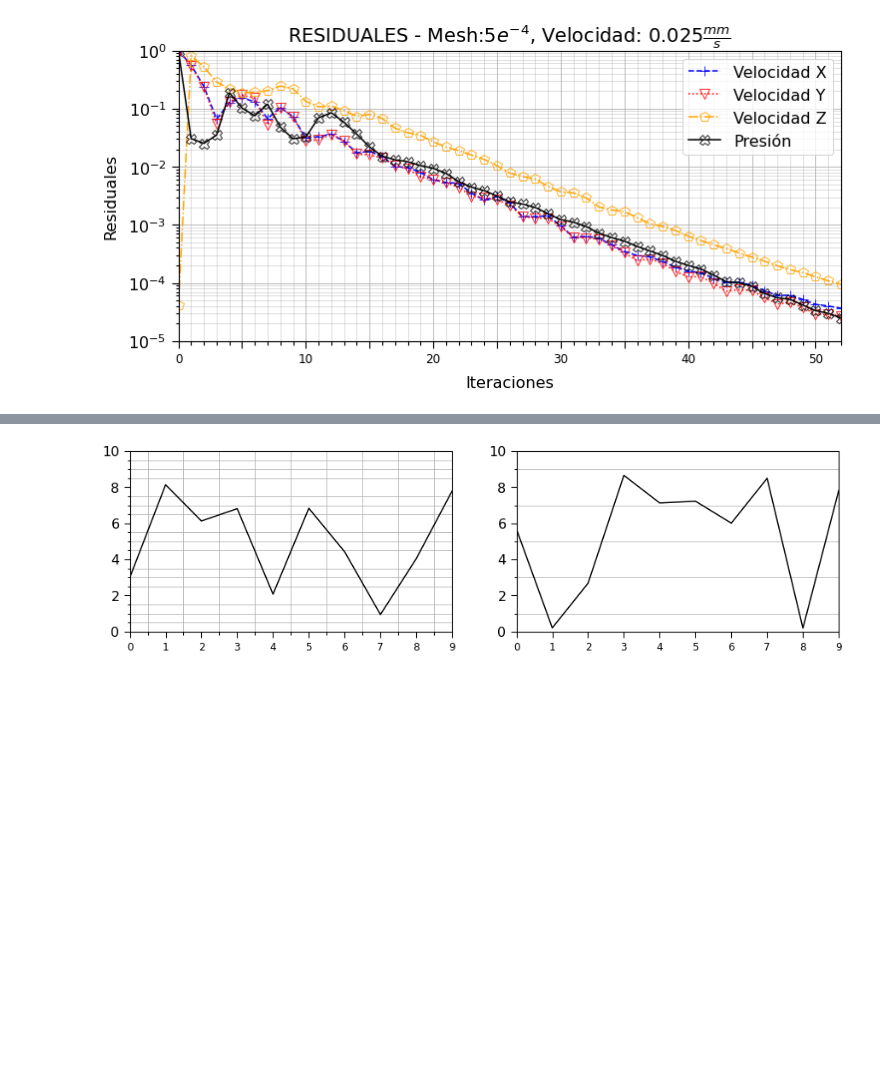
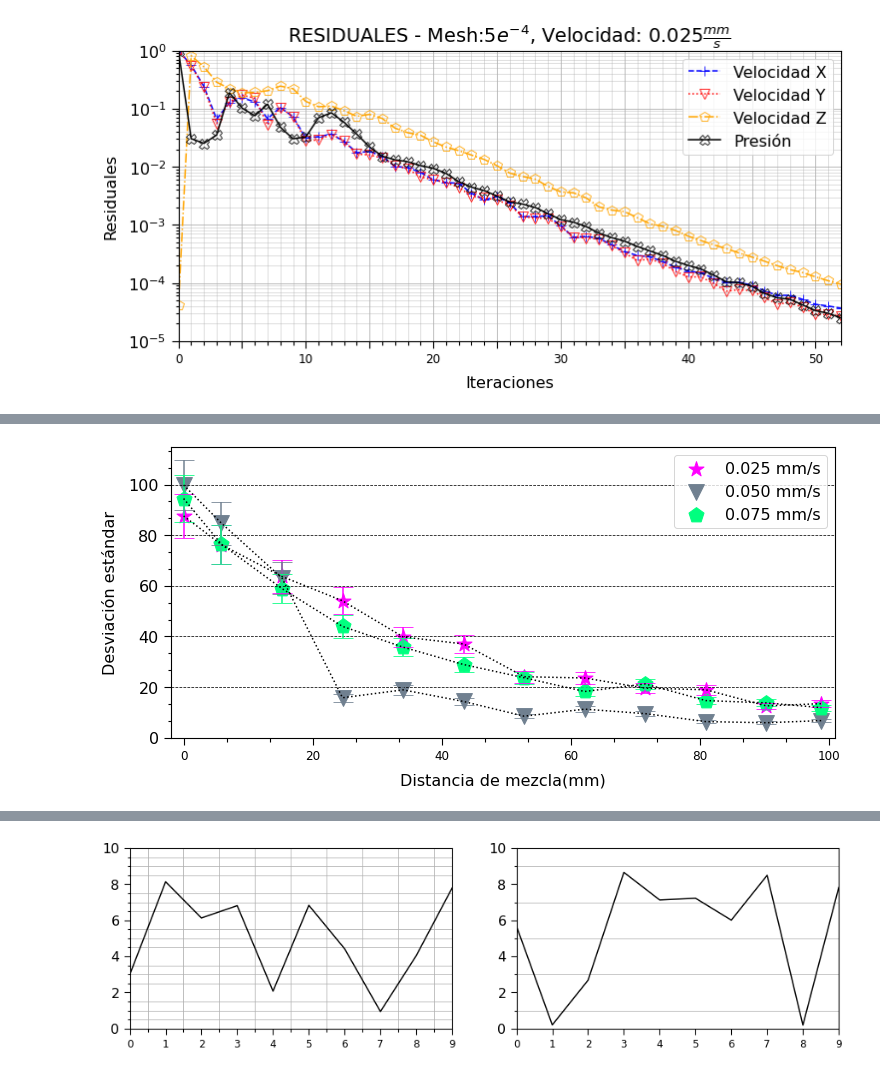
Before and after one commit to And2300/Trash, a Jupyter notebook: plots_C3.ipynb, the cells around one changed output, grey strips where cells are left out. Saved outputs shown, nothing was run; the diff lists cells and outputs as text; code cells hidden in the pictures; blank space fills up the shorter version.

```diff
--- a/plots_C3.ipynb
+++ b/plots_C3.ipynb
@@ -117,0 +294,41 @@ plt.show()
+# %%
+dfa = pd.read_excel('datos_cao_a.xlsx')
+dfb = pd.read_excel('datos_cao_b.xlsx')
+dfc = pd.read_excel('datos_cao_c.xlsx')
+# %%
+newindces = [0, 5.8645, 15.2495, 24.6345, 34.0195, 43.4045, 52.7895,
+             62.1745, 71.5595, 80.9445, 90.3295, 95.364+3.5]  #9.385
+# %%
+dfa['new_indices']=newindces
+dfb['new_indices']=newindces
+dfc['new_indices']=newindces
+# %%
+plt.scatter(dfa['new_indices'],dfa['stdR'], label="0.025 mm/s", color='fuchsia', marker='*', s=250)
+plt.errorbar(dfa['new_indices'],dfa['stdR'], yerr = dfa['stdR']*0.1 , linestyle=":",  capsize=10,  ecolor="fuchsia") #[df['stdR']*0.1,df['stdR']*0.2]
+
+plt.scatter(dfb['new_indices'],dfb['stdR'], label="0.050 mm/s", color='slategrey', marker='v', s=250)
+plt.errorbar(dfb['new_indices'],dfb['stdR'], yerr = dfb['stdR']*0.1 , linestyle=":",  capsize=10,  ecolor="slategrey") #[df['stdG']*0.1,df['stdG']*0.2]
+
+plt.scatter(dfc['new_indices'],dfc['stdR'], label="0.075 mm/s", color='springgreen', marker='p', s=250)
+plt.errorbar(dfc['new_indices'],dfc['stdR'], yerr = dfc['stdR']*0.1, linestyle=":",  capsize=10,  ecolor="springgreen") #[df['stdB']*0.5,df['stdB']*0.7]
+
+
+plt.xlim(-2, 101)
+plt.ylim(0, 115)
+#plt.title('Desviación estándar del valor Rojo en el microcanal caótico')
+plt.xlabel(r'Distancia de mezcla(mm)')
+plt.ylabel(r'Desviación estándar')
+plt.legend(loc='upper right')
+
+#plt.yscale('log')
+#plt.text(3, 32, r'$y= 3.959 \pm 0.082 \frac{mm}{s}$', fontsize=15)
+#plt.text(1, 33, r'$v_{experimental}= 3.739 \pm 0.393 \frac{mm}{s}$', fontsize=20)
+#plt.text(6, 15, r'$\^v_{teórico}= 3.589 \frac{mm}{s}$', fontsize=20)
+#plt.annotate('[b]', xy=(0,38),fontsize=30)
+plt.grid(axis='y',color = 'k', linestyle = '--', linewidth = 0.75)
+plt.gca().xaxis.set_minor_locator(AutoMinorLocator(n=3))
+plt.gca().yaxis.set_minor_locator(AutoMinorLocator(n=3))
+plt.savefig("chaotic_vel.png", dpi=500,bbox_inches='tight')
+plt.show()
+# %% [output]
+[figure, added]
```
Also changed, not shown: parts of 34 cells of this notebook.
